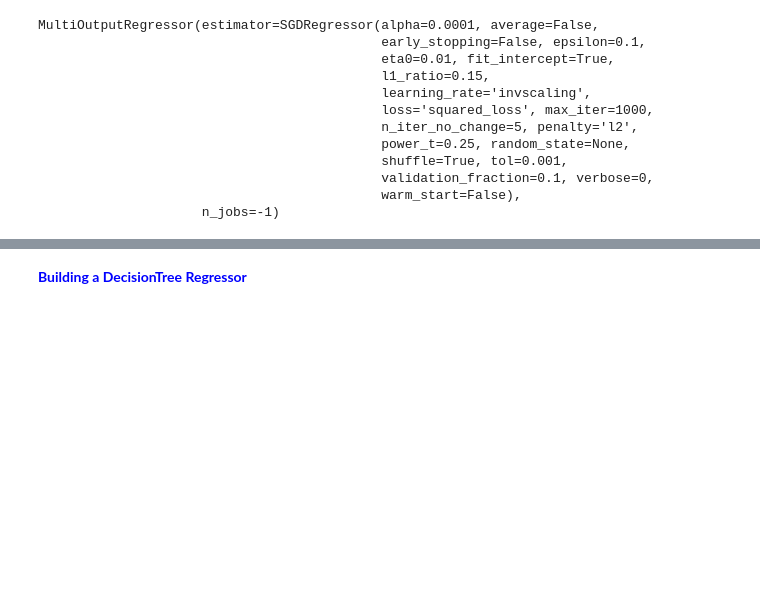
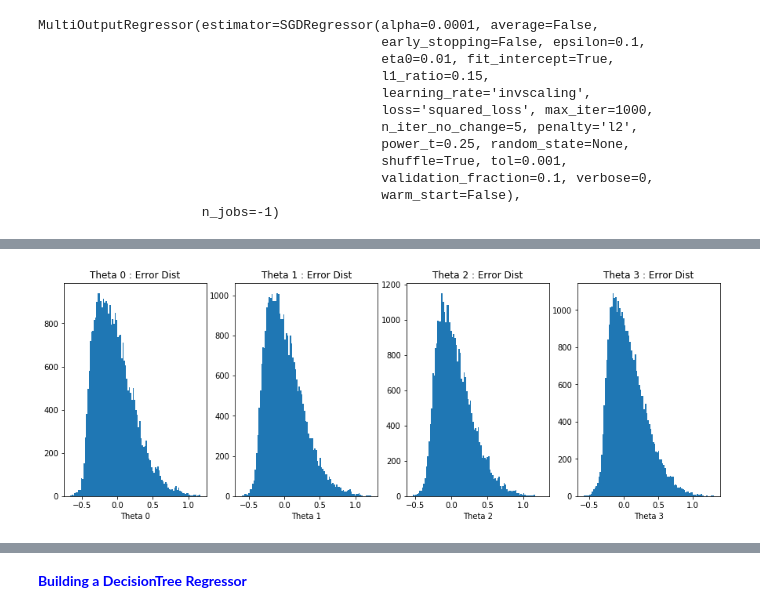
Before and after one commit to Machine-Learning-Tokyo/Agritech, a Jupyter notebook: Suspended_Robot/ML4D/notebooks/ver2.1/modelling_std_ML_algo_multi_output.ipynb, the cells around one changed output, grey strips where cells are left out. Saved outputs shown, nothing was run; the diff lists cells and outputs as text; code cells hidden in the pictures; blank space fills up the shorter version.

```diff
--- a/Suspended_Robot/ML4D/notebooks/ver2.1/modelling_std_ML_algo_multi_output.ipynb
+++ b/Suspended_Robot/ML4D/notebooks/ver2.1/modelling_std_ML_algo_multi_output.ipynb
@@ -95,3 +144,7 @@ Y_test_pred = multi_sgd_model_def.predict(X_test)
+# %%
+plot_error_dist(Y_test,Y_test_pred)
+# %% [output]
+[figure, added]
 # %%
 print("train performance")
 print("Theta0 : %f\n\
```
Also changed, not shown: parts of 16 cells of this notebook, 6 other files.
